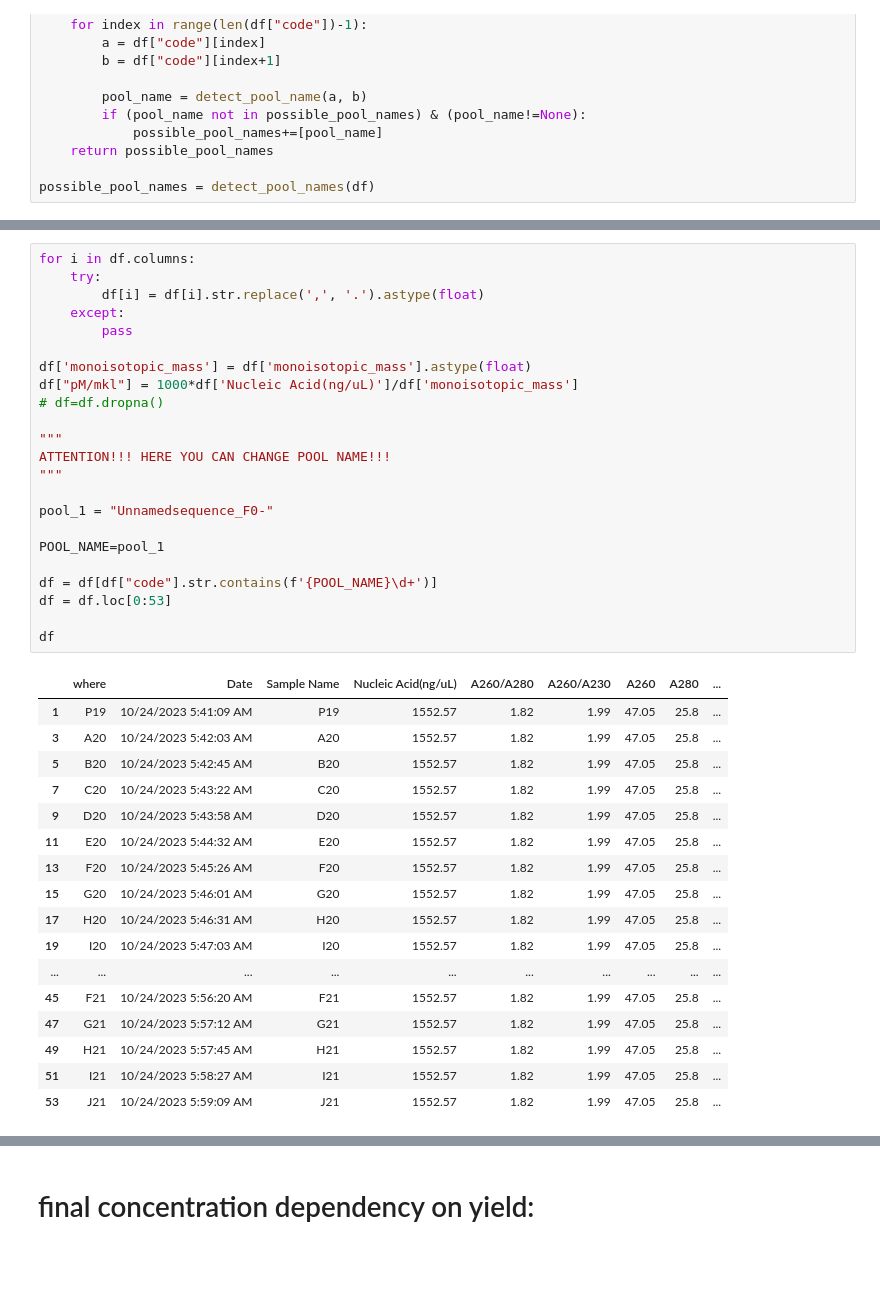
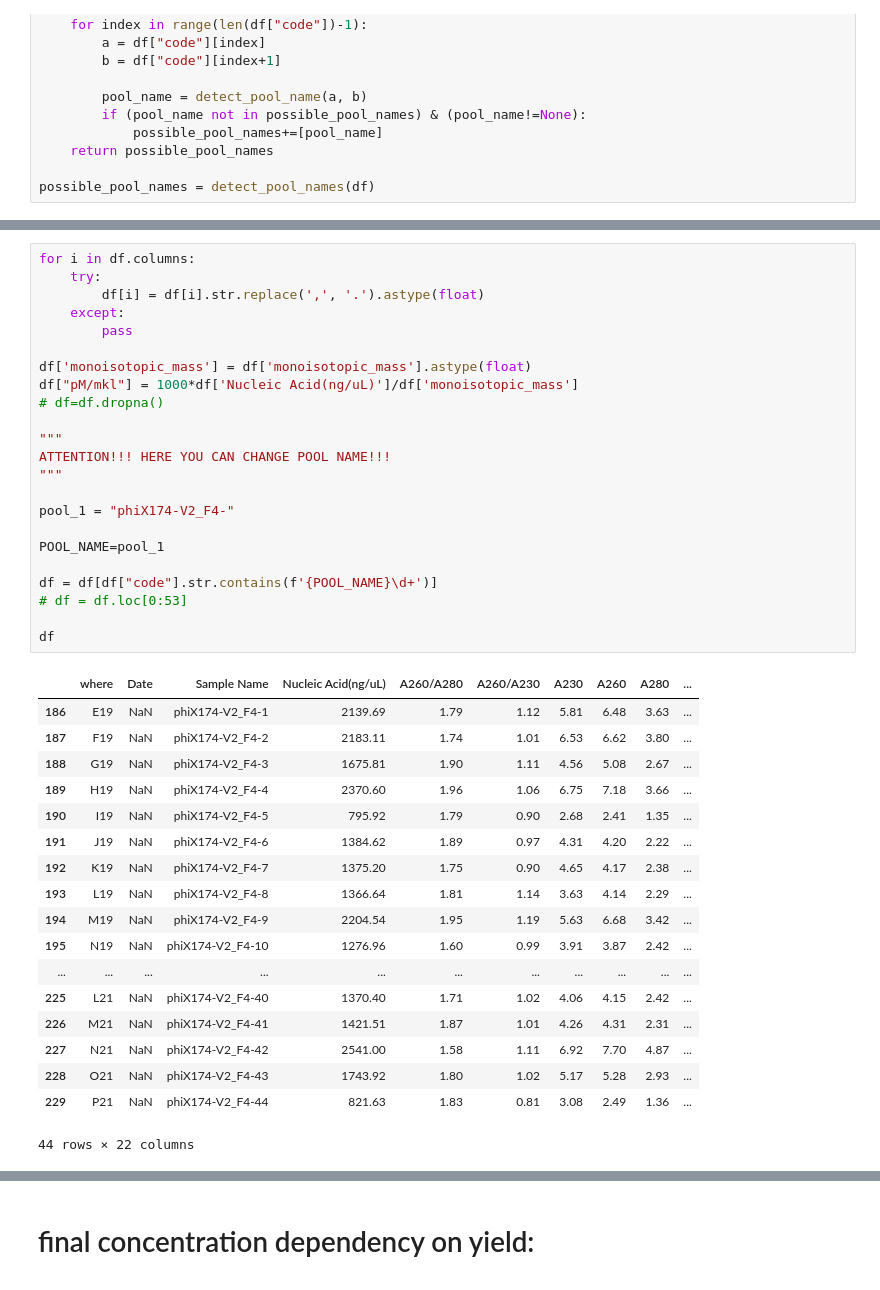
Before and after one commit to radical-subject/gene_synthesis_automatization_tools, a Jupyter notebook: MAIN_PIPELINE/MAIN_PIPELINE.ipynb, the cells around one changed output, grey strips where cells are left out. Saved outputs shown, nothing was run; the diff lists cells and outputs as text.

```diff
--- a/MAIN_PIPELINE/MAIN_PIPELINE.ipynb
+++ b/MAIN_PIPELINE/MAIN_PIPELINE.ipynb
@@ -244,44 +265,45 @@ possible_pool_names
 # %%
 for i in df.columns:
     try:
         df[i] = df[i].str.replace(',', '.').astype(float)
     except:
         pass
 
 df['monoisotopic_mass'] = df['monoisotopic_mass'].astype(float)
 df["pM/mkl"] = 1000*df['Nucleic Acid(ng/uL)']/df['monoisotopic_mass']
 # df=df.dropna()
 
 """
 ATTENTION!!! HERE YOU CAN CHANGE POOL NAME!!!
 """
 
-pool_1 = "Unnamedsequence_F0-"
+pool_1 = "phiX174-V2_F4-"
 
 POOL_NAME=pool_1
 
 df = df[df["code"].str.contains(f'{POOL_NAME}\d+')]
-df = df.loc[0:53]
+# df = df.loc[0:53]
 
 df
 # %% [output]
-|  | where | Date | Sample Name | Nucleic Acid(ng/uL) | A260/A280 | A260/A230 | A260 | A280 | ... |
-| 1 | P19 | 10/24/2023 5:41:09 AM | P19 | 1552.57 | 1.82 | 1.99 | 47.05 | 25.8 | ... |
-| 3 | A20 | 10/24/2023 5:42:03 AM | A20 | 1552.57 | 1.82 | 1.99 | 47.05 | 25.8 | ... |
-| 5 | B20 | 10/24/2023 5:42:45 AM | B20 | 1552.57 | 1.82 | 1.99 | 47.05 | 25.8 | ... |
-| 7 | C20 | 10/24/2023 5:43:22 AM | C20 | 1552.57 | 1.82 | 1.99 | 47.05 | 25.8 | ... |
-| 9 | D20 | 10/24/2023 5:43:58 AM | D20 | 1552.57 | 1.82 | 1.99 | 47.05 | 25.8 | ... |
-| 11 | E20 | 10/24/2023 5:44:32 AM | E20 | 1552.57 | 1.82 | 1.99 | 47.05 | 25.8 | ... |
-| 13 | F20 | 10/24/2023 5:45:26 AM | F20 | 1552.57 | 1.82 | 1.99 | 47.05 | 25.8 | ... |
-| 15 | G20 | 10/24/2023 5:46:01 AM | G20 | 1552.57 | 1.82 | 1.99 | 47.05 | 25.8 | ... |
-| 17 | H20 | 10/24/2023 5:46:31 AM | H20 | 1552.57 | 1.82 | 1.99 | 47.05 | 25.8 | ... |
-| 19 | I20 | 10/24/2023 5:47:03 AM | I20 | 1552.57 | 1.82 | 1.99 | 47.05 | 25.8 | ... |
-| ... | ... | ... | ... | ... | ... | ... | ... | ... | ... |
-| 45 | F21 | 10/24/2023 5:56:20 AM | F21 | 1552.57 | 1.82 | 1.99 | 47.05 | 25.8 | ... |
-| 47 | G21 | 10/24/2023 5:57:12 AM | G21 | 1552.57 | 1.82 | 1.99 | 47.05 | 25.8 | ... |
-| 49 | H21 | 10/24/2023 5:57:45 AM | H21 | 1552.57 | 1.82 | 1.99 | 47.05 | 25.8 | ... |
-| 51 | I21 | 10/24/2023 5:58:27 AM | I21 | 1552.57 | 1.82 | 1.99 | 47.05 | 25.8 | ... |
-| 53 | J21 | 10/24/2023 5:59:09 AM | J21 | 1552.57 | 1.82 | 1.99 | 47.05 | 25.8 | ... |
+|  | where | Date | Sample Name | Nucleic Acid(ng/uL) | A260/A280 | A260/A230 | A230 | A260 | A280 | ... |
+| 186 | E19 | NaN | phiX174-V2_F4-1 | 2139.69 | 1.79 | 1.12 | 5.81 | 6.48 | 3.63 | ... |
+| 187 | F19 | NaN | phiX174-V2_F4-2 | 2183.11 | 1.74 | 1.01 | 6.53 | 6.62 | 3.80 | ... |
+| 188 | G19 | NaN | phiX174-V2_F4-3 | 1675.81 | 1.90 | 1.11 | 4.56 | 5.08 | 2.67 | ... |
+| 189 | H19 | NaN | phiX174-V2_F4-4 | 2370.60 | 1.96 | 1.06 | 6.75 | 7.18 | 3.66 | ... |
+| 190 | I19 | NaN | phiX174-V2_F4-5 | 795.92 | 1.79 | 0.90 | 2.68 | 2.41 | 1.35 | ... |
+| 191 | J19 | NaN | phiX174-V2_F4-6 | 1384.62 | 1.89 | 0.97 | 4.31 | 4.20 | 2.22 | ... |
+| 192 | K19 | NaN | phiX174-V2_F4-7 | 1375.20 | 1.75 | 0.90 | 4.65 | 4.17 | 2.38 | ... |
+| 193 | L19 | NaN | phiX174-V2_F4-8 | 1366.64 | 1.81 | 1.14 | 3.63 | 4.14 | 2.29 | ... |
+| 194 | M19 | NaN | phiX174-V2_F4-9 | 2204.54 | 1.95 | 1.19 | 5.63 | 6.68 | 3.42 | ... |
+| 195 | N19 | NaN | phiX174-V2_F4-10 | 1276.96 | 1.60 | 0.99 | 3.91 | 3.87 | 2.42 | ... |
+| ... | ... | ... | ... | ... | ... | ... | ... | ... | ... | ... |
+| 225 | L21 | NaN | phiX174-V2_F4-40 | 1370.40 | 1.71 | 1.02 | 4.06 | 4.15 | 2.42 | ... |
+| 226 | M21 | NaN | phiX174-V2_F4-41 | 1421.51 | 1.87 | 1.01 | 4.26 | 4.31 | 2.31 | ... |
+| 227 | N21 | NaN | phiX174-V2_F4-42 | 2541.00 | 1.58 | 1.11 | 6.92 | 7.70 | 4.87 | ... |
+| 228 | O21 | NaN | phiX174-V2_F4-43 | 1743.92 | 1.80 | 1.02 | 5.17 | 5.28 | 2.93 | ... |
+| 229 | P21 | NaN | phiX174-V2_F4-44 | 821.63 | 1.83 | 0.81 | 3.08 | 2.49 | 1.36 | ... |
+44 rows × 22 columns
 # %%
 """
 смотрим распределение по корзинам
```
Also changed, not shown: parts of 18 cells of this notebook, 57 other files.
